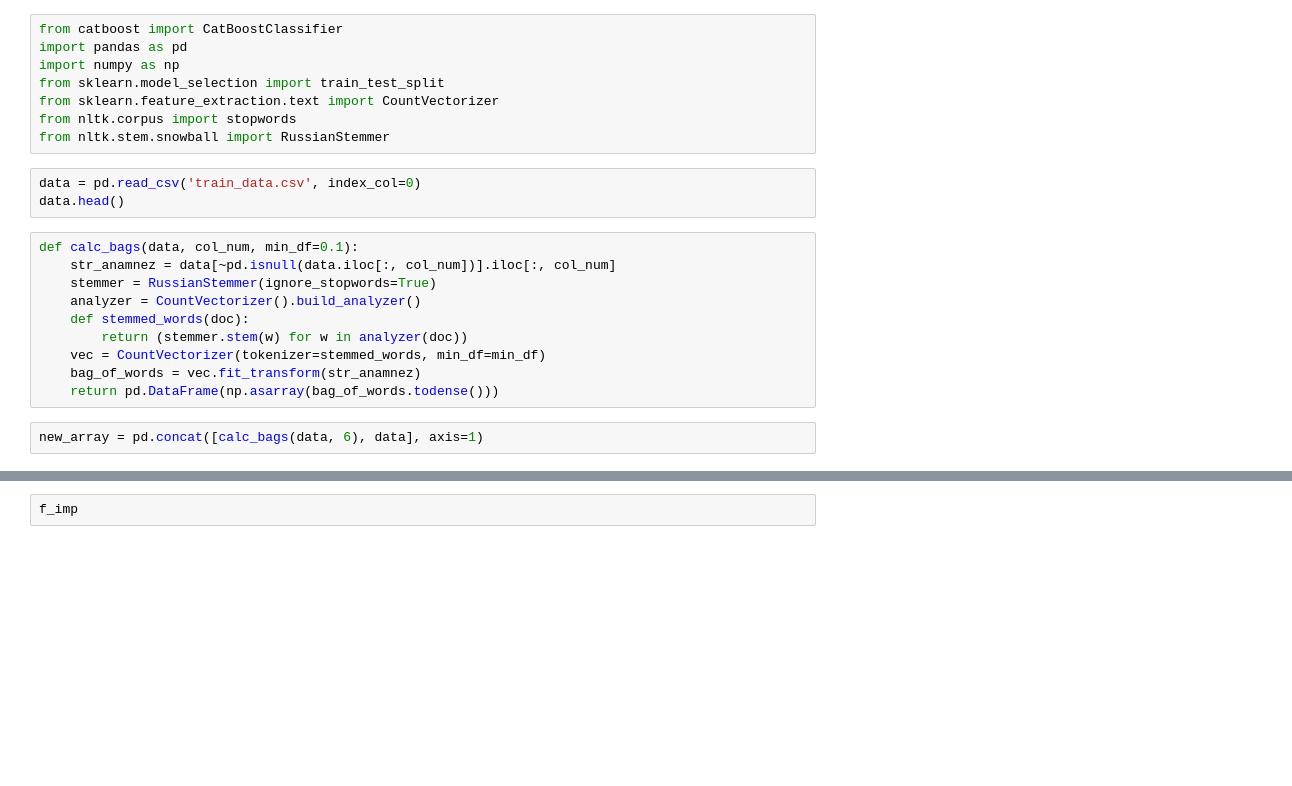
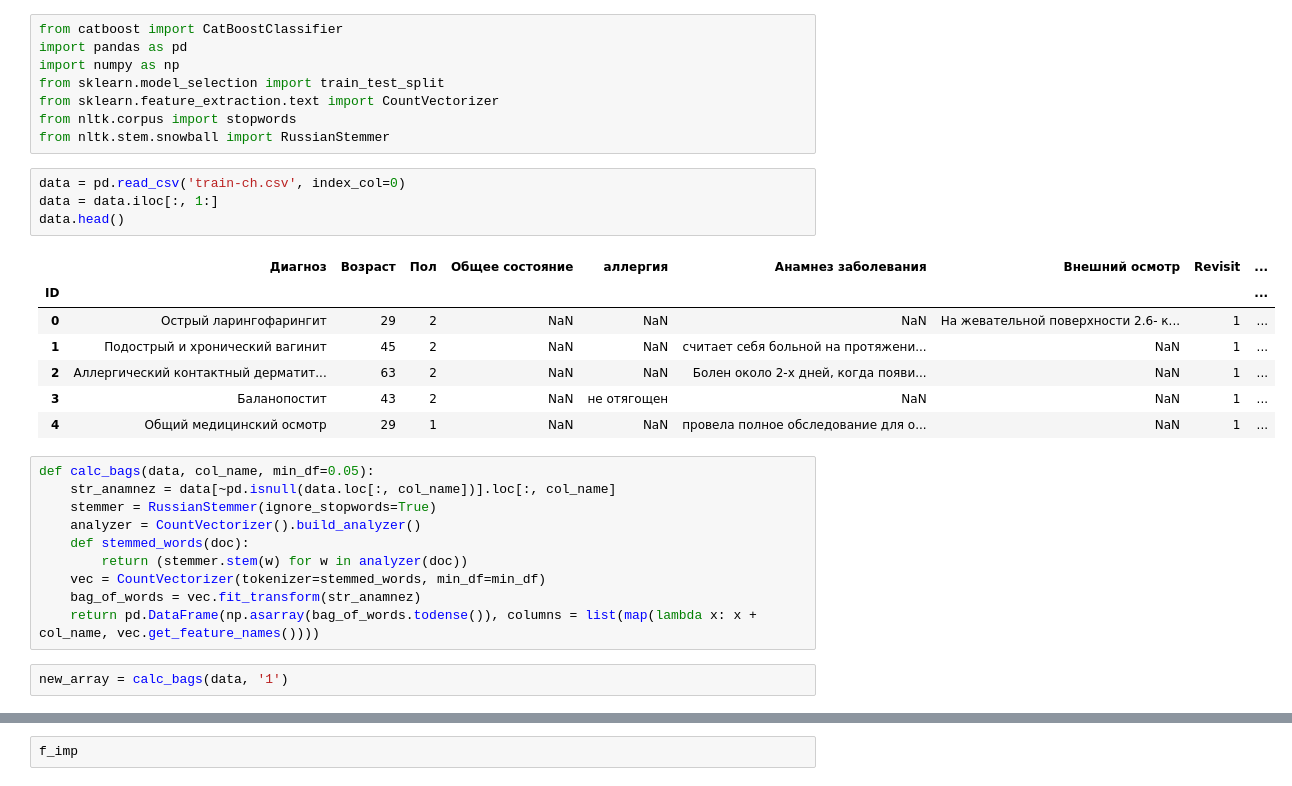
Before and after one commit to Rebryk/ai-hack-2018, a Jupyter notebook: robomed/bag_of_words.ipynb, the cells around one changed output, grey strips where cells are left out. Saved outputs shown, nothing was run; the diff lists cells and outputs as text; blank space fills up the shorter version.

Commit message:
bag of words with all features

```diff
--- a/robomed/bag_of_words.ipynb
+++ b/robomed/bag_of_words.ipynb
@@ -7,19 +7,28 @@ from sklearn.feature_extraction.text import CountVectorizer
 from nltk.corpus import stopwords
 from nltk.stem.snowball import RussianStemmer
 # %%
-data = pd.read_csv('train_data.csv', index_col=0)
+data = pd.read_csv('train-ch.csv', index_col=0)
+data = data.iloc[:, 1:]
 data.head()
+# %% [output]
+|  | Диагноз | Возраст | Пол | Общее состояние | аллергия | Анамнез заболевания | Внешний осмотр | Revisit | ... |
+| ID |  |  |  |  |  |  |  |  | ... |
+| 0 | Острый ларингофарингит | 29 | 2 | NaN | NaN | NaN | На жевательной поверхности 2.6- к... | 1 | ... |
+| 1 | Подострый и хронический вагинит | 45 | 2 | NaN | NaN | считает себя больной на протяжени... | NaN | 1 | ... |
+| 2 | Аллергический контактный дерматит... | 63 | 2 | NaN | NaN | Болен около 2-х дней, когда появи... | NaN | 1 | ... |
+| 3 | Баланопостит | 43 | 2 | NaN | не отягощен | NaN | NaN | 1 | ... |
+| 4 | Общий медицинский осмотр | 29 | 1 | NaN | NaN | провела полное обследование для о... | NaN | 1 | ... |
 # %%
-def calc_bags(data, col_num, min_df=0.1):
-    str_anamnez = data[~pd.isnull(data.iloc[:, col_num])].iloc[:, col_num]
+def calc_bags(data, col_name, min_df=0.05):
+    str_anamnez = data[~pd.isnull(data.loc[:, col_name])].loc[:, col_name]
     stemmer = RussianStemmer(ignore_stopwords=True)
     analyzer = CountVectorizer().build_analyzer()
     def stemmed_words(doc):
         return (stemmer.stem(w) for w in analyzer(doc))
     vec = CountVectorizer(tokenizer=stemmed_words, min_df=min_df)
     bag_of_words = vec.fit_transform(str_anamnez)
-    return pd.DataFrame(np.asarray(bag_of_words.todense()))
+    return pd.DataFrame(np.asarray(bag_of_words.todense()), columns = list(map(lambda x: x + col_name, vec.get_feature_names())))
 # %%
-new_array = pd.concat([calc_bags(data, 6), data], axis=1)
+new_array = calc_bags(data, '1')
 # %%
 new_array.head()
```
Also changed, not shown: parts of 36 cells of this notebook.
